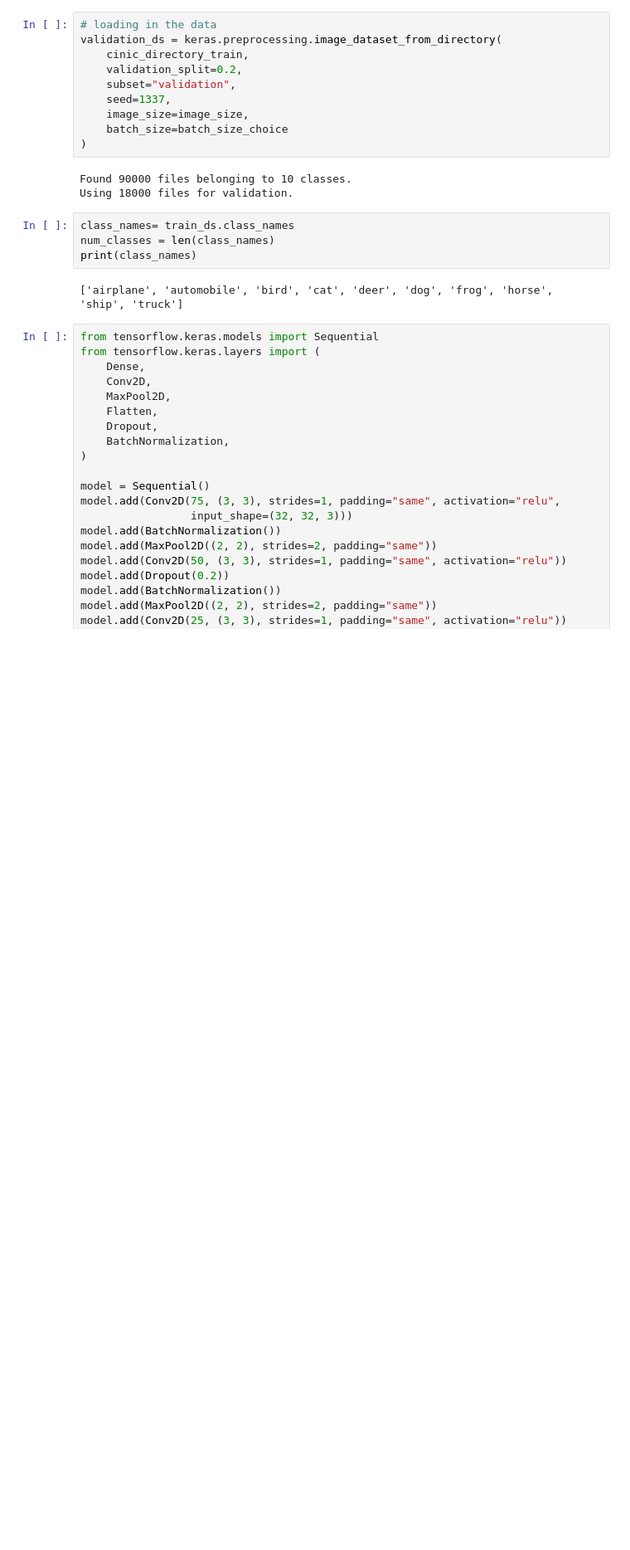
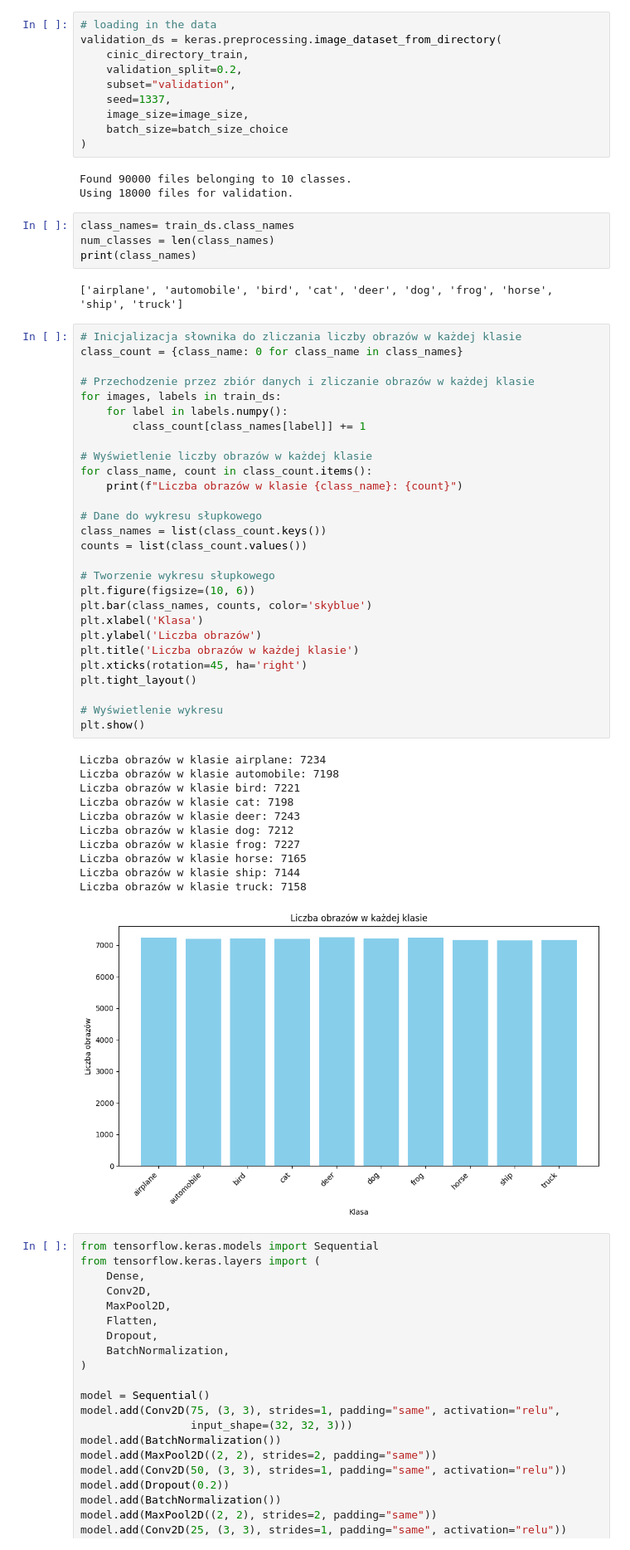
Before and after one commit to pasterzewa/CNN-DL-Project, a Jupyter notebook: main.ipynb, the cells around one changed output. Shown at 83% size. Drawn from its saved outputs; the diff is of its cells as text; blank space fills up the shorter version.

Commit message:
dodano wykres liczności klas

```diff
--- a/main.ipynb
+++ b/main.ipynb
@@ -53,6 +53,46 @@ num_classes = len(class_names)
 print(class_names)
 # %% [output]
 ['airplane', 'automobile', 'bird', 'cat', 'deer', 'dog', 'frog', 'horse', 'ship', 'truck']
+# %%
+# Inicjalizacja słownika do zliczania liczby obrazów w każdej klasie
+class_count = {class_name: 0 for class_name in class_names}
+
+# Przechodzenie przez zbiór danych i zliczanie obrazów w każdej klasie
+for images, labels in train_ds:
+    for label in labels.numpy():
+        class_count[class_names[label]] += 1
+
+# Wyświetlenie liczby obrazów w każdej klasie
+for class_name, count in class_count.items():
+    print(f"Liczba obrazów w klasie {class_name}: {count}")
+
+# Dane do wykresu słupkowego
+class_names = list(class_count.keys())
+counts = list(class_count.values())
+
+# Tworzenie wykresu słupkowego
+plt.figure(figsize=(10, 6))
+plt.bar(class_names, counts, color='skyblue')
+plt.xlabel('Klasa')
+plt.ylabel('Liczba obrazów')
+plt.title('Liczba obrazów w każdej klasie')
+plt.xticks(rotation=45, ha='right')
+plt.tight_layout()
+
+# Wyświetlenie wykresu
+plt.show()
+# %% [output]
+Liczba obrazów w klasie airplane: 7234
+Liczba obrazów w klasie automobile: 7198
+Liczba obrazów w klasie bird: 7221
+Liczba obrazów w klasie cat: 7198
+Liczba obrazów w klasie deer: 7243
+Liczba obrazów w klasie dog: 7212
+Liczba obrazów w klasie frog: 7227
+Liczba obrazów w klasie horse: 7165
+Liczba obrazów w klasie ship: 7144
+Liczba obrazów w klasie truck: 7158
+[figure, added]
 # %%
 from tensorflow.keras.models import Sequential
 from tensorflow.keras.layers import (
```
